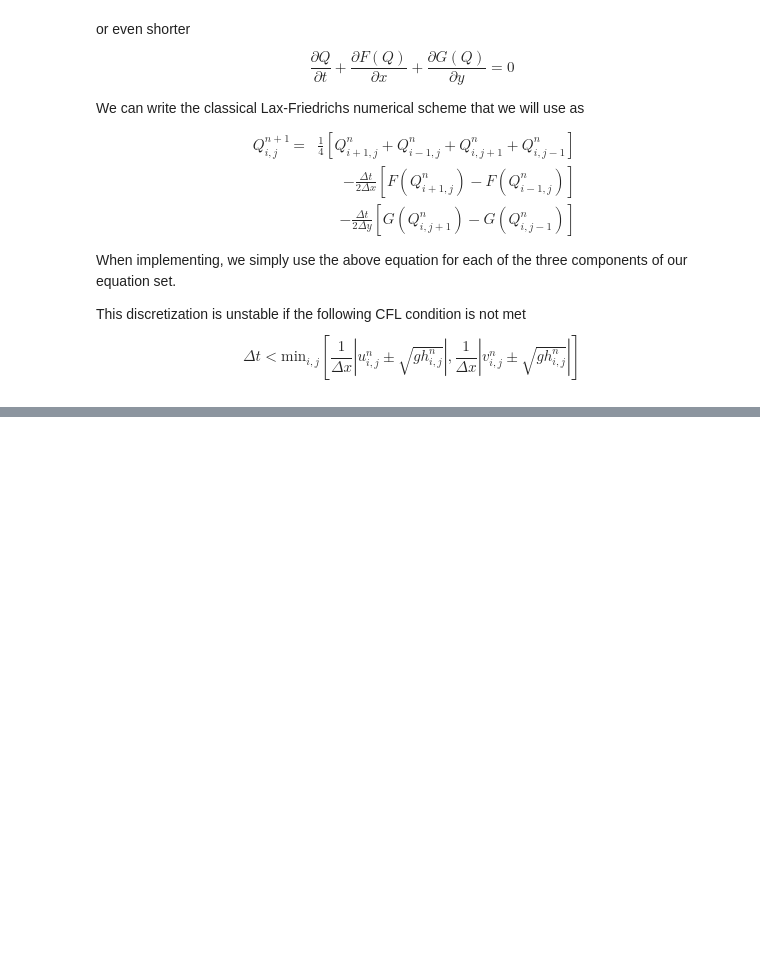
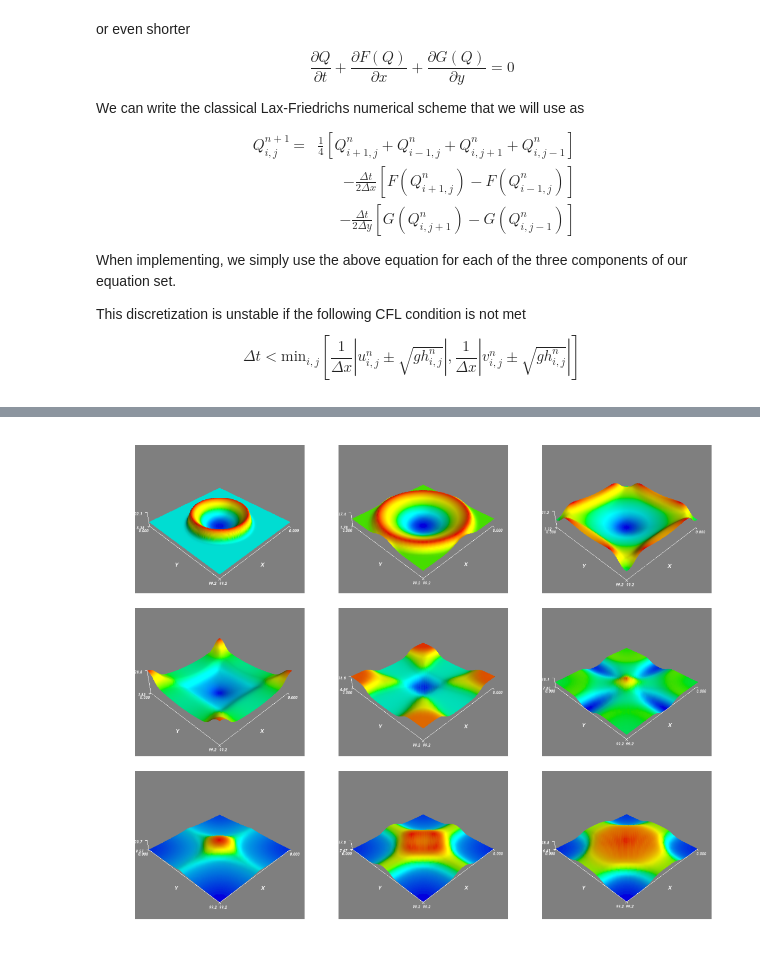
Before and after one commit to babrodtk/conslaws_python_opencl, a Jupyter notebook: ShallowWater2D.ipynb, the cells around one changed output, grey strips where cells are left out. Cells and saved outputs as stored; diff of their text form; code cells hidden in the pictures; blank space fills up the shorter version.

```diff
--- a/ShallowWater2D.ipynb
+++ b/ShallowWater2D.ipynb
@@ -285,11 +289,11 @@ def opencl_swe(cl_data, g, dx, dy, dt, nt):
     #Loop through all the timesteps
     for i in range(0, nt):
         #Execute program on device
-        swe_2D(cl_queue, (nx,ny), None, \
+        swe_2D(cl_queue, (cl_data.nx, cl_data.ny), None, \
                cl_data.h1, cl_data.hu1, cl_data.hv1, \
                cl_data.h0, cl_data.hu0, cl_data.hv0,
                np.float32(g), np.float32(dt), np.float32(dx), np.float32(dy))
-        swe_2D_bc(cl_queue, (nx, ny), None, cl_data.h1, cl_data.hu1, cl_data.hv1)
+        swe_2D_bc(cl_queue, (cl_data.nx, cl_data.ny), None, cl_data.h1, cl_data.hu1, cl_data.hv1)
 
         #Swap variables
         cl_data.h0, cl_data.h1 = cl_data.h1, cl_data.h0
@@ -306,7 +310,7 @@ def easy_surf(u, dx, dy):
 
     x, y = numpy.mgrid[0:max_x:dx, 0:max_y:dy]
 
-    mlab.surf(x, y, u)
+    mlab.surf(x, y, u, warp_scale=10)
     mlab.axes()
     scr = mlab.screenshot();
     mlab.close()
@@ -355,0 +337,23 @@ for i in range(1, 9):
+# %%
+#Create test input data
+cl_data, dx, dy, dt = circular_dambreak_initial_conditions(128, 128)
+g = 9.80665
+
+#Set up for plotting
+fig_2d, ax_2d = subplots(3, 3, sharex=True, sharey=True, squeeze=True)
+ax_2d = np.reshape(ax_2d, 3*3)
+subplots_adjust(wspace=0.1, hspace=0.1)
+
+for i in range(0, 9):
+    timesteps_per_plot=75
+    #Simulate
+    opencl_swe(cl_data, g, dx, dy, dt, timesteps_per_plot)
+
+    #Download data
+    h1, hu1, hv1 = cl_data.download()
+
+    #Plot
+    ax_2d[i].imshow(easy_surf(h1, dx, dy))
+    ax_2d[i].axis('off')
+# %% [output]
+[figure, added]
```
Also changed, not shown: parts of 6 cells of this notebook, 4 other files.
